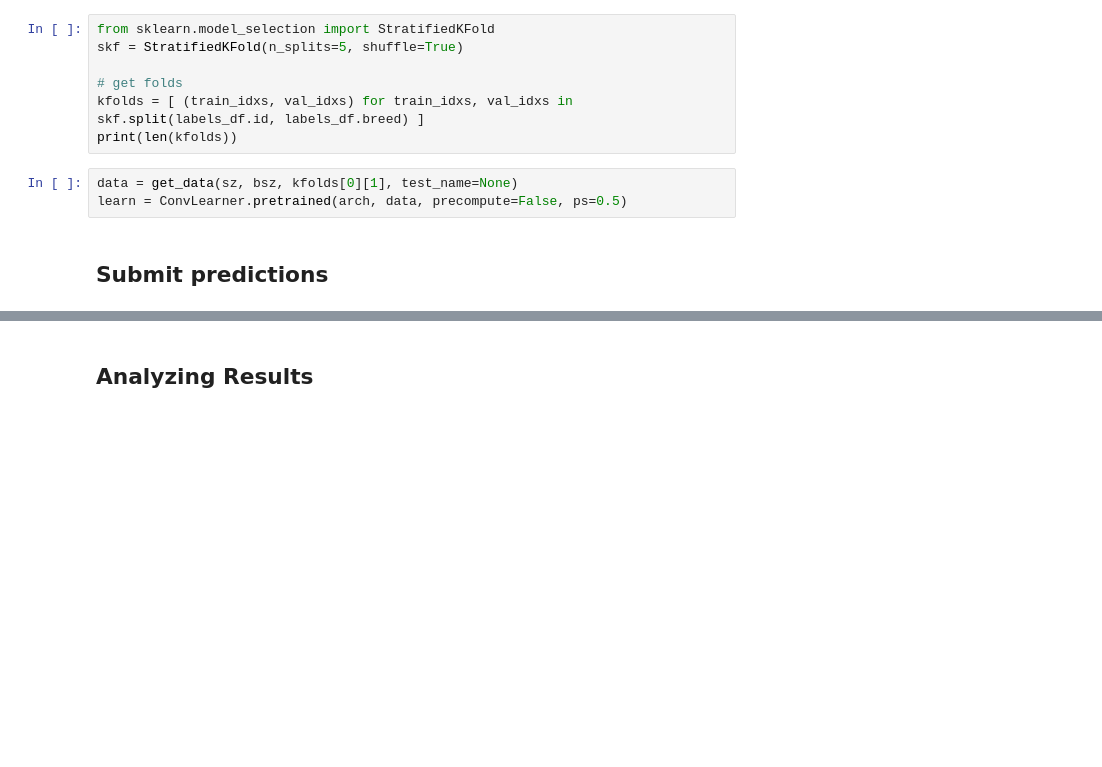
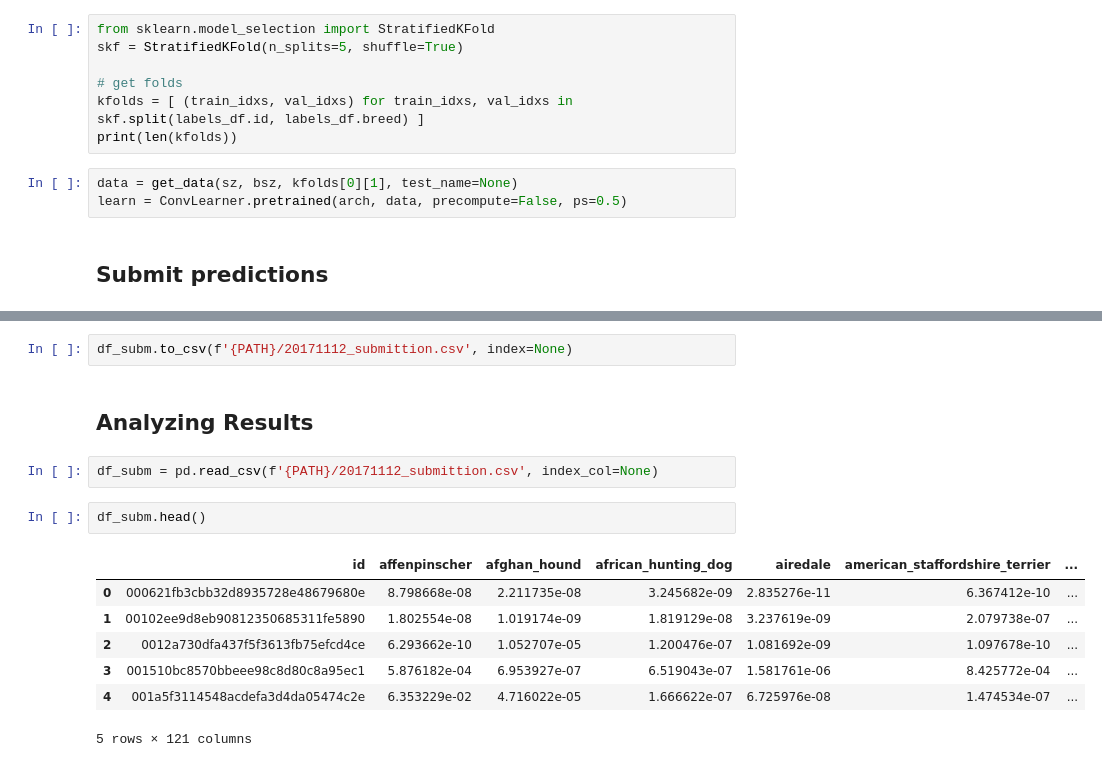
Before and after one commit to ohmeow/fastai-projects, a Jupyter notebook: part1v2/dl1/lesson2-dog_breeds.ipynb, the cells around one changed output, grey strips where cells are left out. Saved outputs shown, nothing was run; the diff lists cells and outputs as text; blank space fills up the shorter version.

```diff
--- a/part1v2/dl1/lesson2-dog_breeds.ipynb
+++ b/part1v2/dl1/lesson2-dog_breeds.ipynb
@@ -208,2 +320,16 @@ log_preds, y = learn.TTA()
+# %%
+df_subm.to_csv(f'{PATH}/20171112_submittion.csv', index=None)
 # %% [markdown]
 ## Analyzing Results
+# %%
+df_subm = pd.read_csv(f'{PATH}/20171112_submittion.csv', index_col=None)
+# %%
+df_subm.head()
+# %% [output]
+|  | id | affenpinscher | afghan_hound | african_hunting_dog | airedale | american_staffordshire_terrier | ... |
+| 0 | 000621fb3cbb32d8935728e48679680e | 8.798668e-08 | 2.211735e-08 | 3.245682e-09 | 2.835276e-11 | 6.367412e-10 | ... |
+| 1 | 00102ee9d8eb90812350685311fe5890 | 1.802554e-08 | 1.019174e-09 | 1.819129e-08 | 3.237619e-09 | 2.079738e-07 | ... |
+| 2 | 0012a730dfa437f5f3613fb75efcd4ce | 6.293662e-10 | 1.052707e-05 | 1.200476e-07 | 1.081692e-09 | 1.097678e-10 | ... |
+| 3 | 001510bc8570bbeee98c8d80c8a95ec1 | 5.876182e-04 | 6.953927e-07 | 6.519043e-07 | 1.581761e-06 | 8.425772e-04 | ... |
+| 4 | 001a5f3114548acdefa3d4da05474c2e | 6.353229e-02 | 4.716022e-05 | 1.666622e-07 | 6.725976e-08 | 1.474534e-07 | ... |
+5 rows × 121 columns
```
Also changed, not shown: parts of 29 cells of this notebook, 1 other file.
